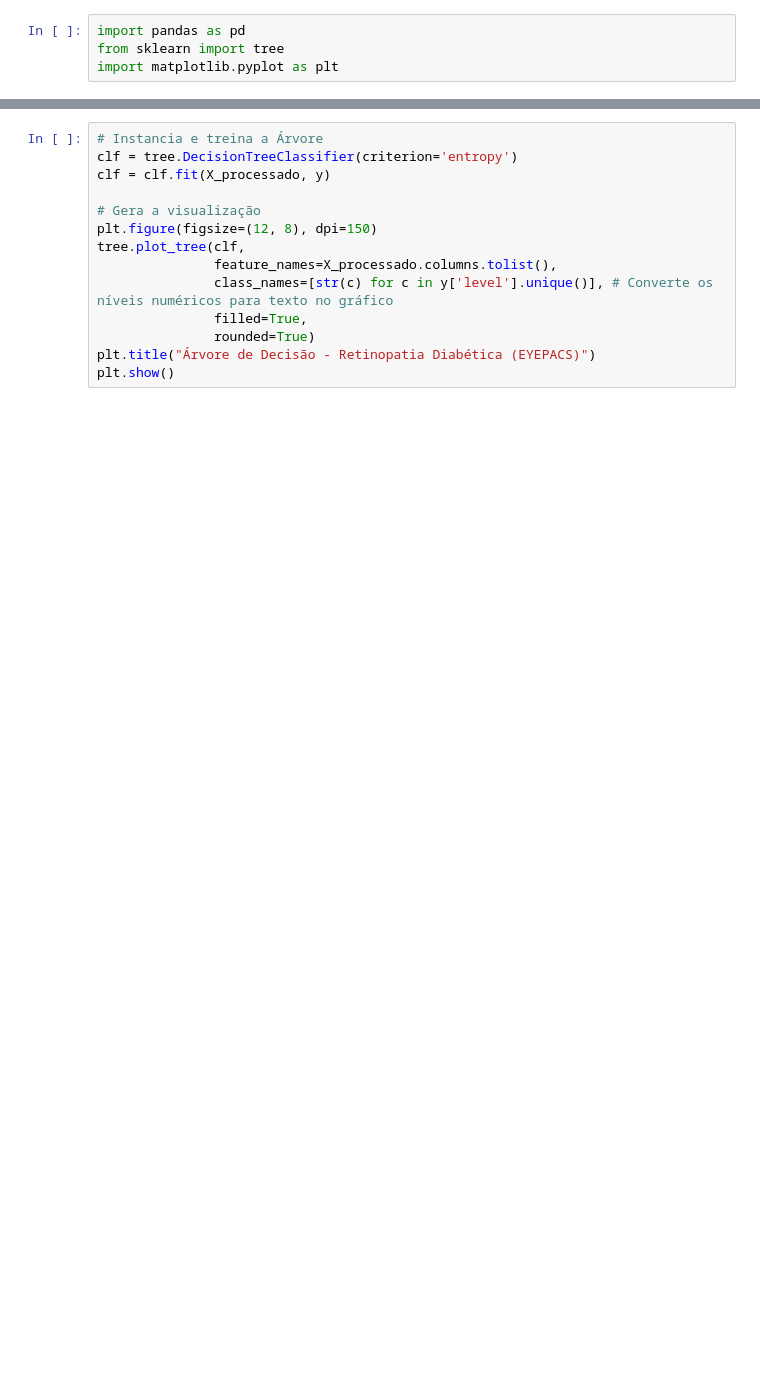
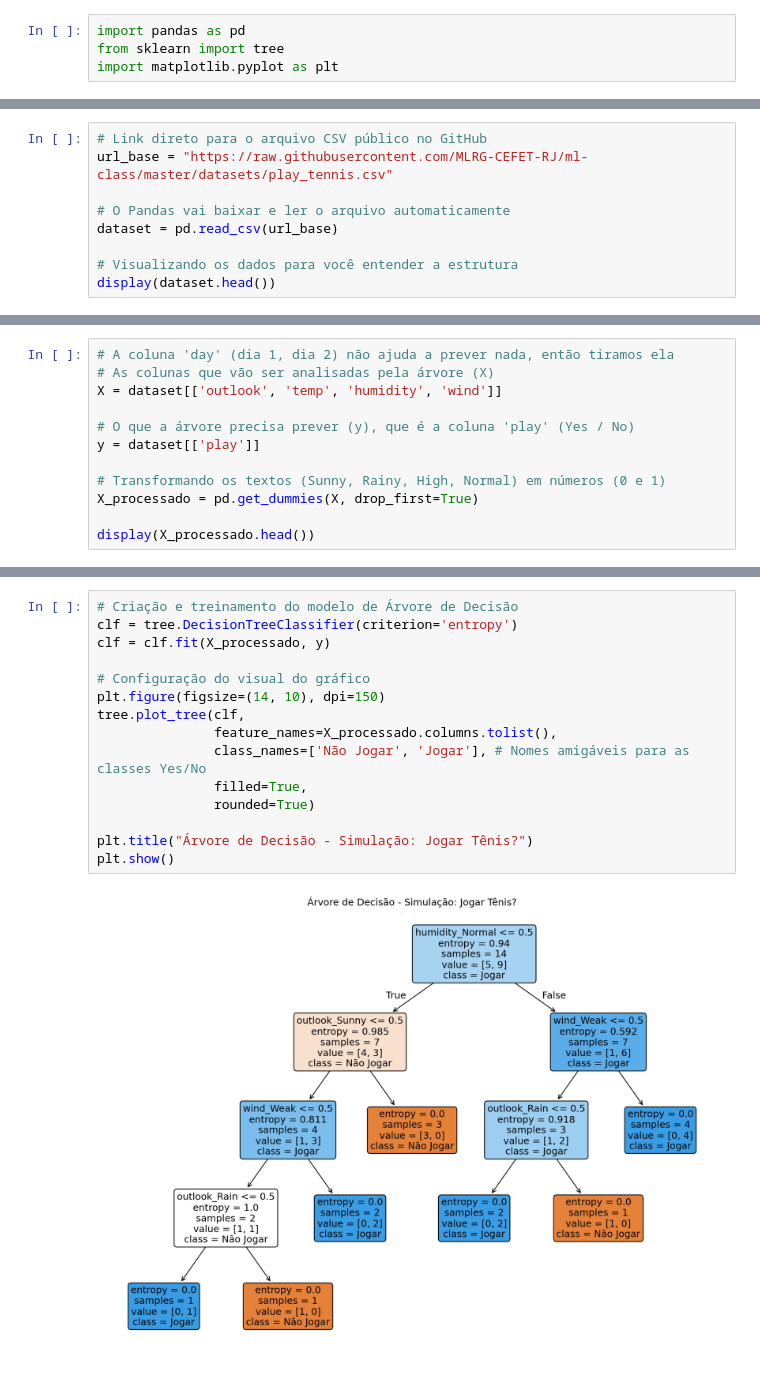
Before and after one commit to DaniloHonda/Calculadora-PHP, a Jupyter notebook: decision_tree.ipynb, the cells around one changed output, grey strips where cells are left out. Drawn from its saved outputs; the diff is of its cells as text; blank space fills up the shorter version.

```diff
--- a/decision_tree.ipynb
+++ b/decision_tree.ipynb
@@ -29,0 +7,9 @@ display(X_processado.head())
+# %%
+# Link direto para o arquivo CSV público no GitHub
+url_base = "https://raw.githubusercontent.com/MLRG-CEFET-RJ/ml-class/master/datasets/play_tennis.csv"
+
+# O Pandas vai baixar e ler o arquivo automaticamente
+dataset = pd.read_csv(url_base)
+
+# Visualizando os dados para você entender a estrutura
+display(dataset.head())
@@ -29,0 +23,12 @@ display(X_processado.head())
+# %%
+# A coluna 'day' (dia 1, dia 2) não ajuda a prever nada, então tiramos ela
+# As colunas que vão ser analisadas pela árvore (X)
+X = dataset[['outlook', 'temp', 'humidity', 'wind']]
+
+# O que a árvore precisa prever (y), que é a coluna 'play' (Yes / No)
+y = dataset[['play']]
+
+# Transformando os textos (Sunny, Rainy, High, Normal) em números (0 e 1)
+X_processado = pd.get_dummies(X, drop_first=True)
+
+display(X_processado.head())
@@ -30,14 +42,17 @@ display(X_processado.head())
 # %%
-# Instancia e treina a Árvore
+# Criação e treinamento do modelo de Árvore de Decisão
 clf = tree.DecisionTreeClassifier(criterion='entropy')
 clf = clf.fit(X_processado, y)
 
-# Gera a visualização
-plt.figure(figsize=(12, 8), dpi=150)
+# Configuração do visual do gráfico
+plt.figure(figsize=(14, 10), dpi=150)
 tree.plot_tree(clf,
                feature_names=X_processado.columns.tolist(),
-               class_names=[str(c) for c in y['level'].unique()], # Converte os níveis numéricos para texto no gráfico
+               class_names=['Não Jogar', 'Jogar'], # Nomes amigáveis para as classes Yes/No
                filled=True,
                rounded=True)
-plt.title("Árvore de Decisão - Retinopatia Diabética (EYEPACS)")
+
+plt.title("Árvore de Decisão - Simulação: Jogar Tênis?")
 plt.show()
+# %% [output]
+[figure, added]
```
Also changed, not shown: parts of 4 cells of this notebook.
